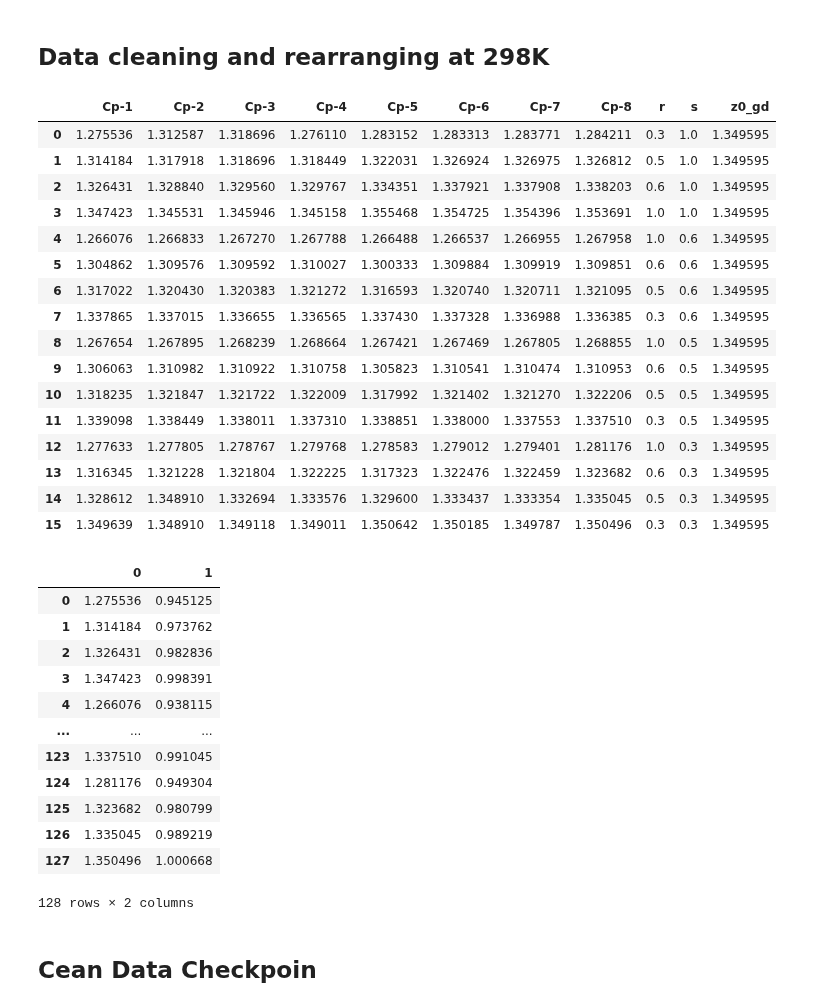
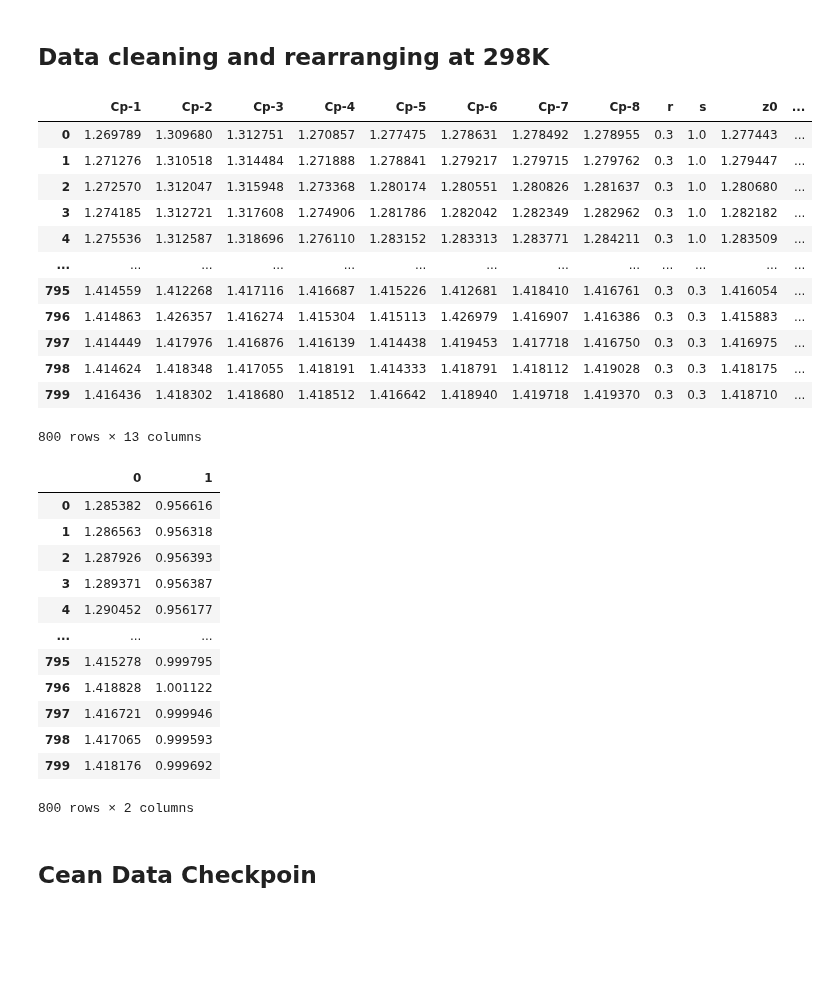
Before and after one commit to nirmalparmarphd/microDSC_error_prediction_ANN, a Jupyter notebook: data_prep.ipynb, the cells around one changed output. Cells and saved outputs as stored; diff of their text form; code cells hidden in the pictures; blank space fills up the shorter version.

```diff
--- a/data_prep.ipynb
+++ b/data_prep.ipynb
@@ -60,7 +60,7 @@ cp_data = pd.read_csv('data/all_data.csv')
 
 cp_data['Temp[K]'] = cp_data['Temp'] + 273.15
 
-cp_data = cp_data.drop(['z0l', 'zl','z0','zu','z0u', 'Temp'], axis=1)
+cp_data = cp_data.drop(['z0l', 'zl','zu','z0u', 'Temp'], axis=1)
 cp_data = cp_data.drop(columns=cp_data.columns[0], axis=1)
 cp_data
 # %% [output]
@@ -79,0 +80,3 @@ cp_data
+# %%
+cp_data['Cp_mean'] = cp_data.iloc[:,0:7].mean(axis=1)
+cp_data
@@ -82,51 +99,47 @@ cp_data
 # %%
 
 # keeping only data at room temperature 298K
 q = 298.15
 cp_data_rt1 = cp_data[cp_data['Temp[K]']<=q]
 cp_data_rt = cp_data_rt1[cp_data_rt1['Temp[K]']>=q]
 
-cp_data_rt = cp_data_rt.drop('Temp[K]', axis=1)
+cp_data_rt = cp_data.drop('Temp[K]', axis=1)
 cp_data_rt = cp_data_rt.reset_index(drop=True)
 cp_data_rt
 # %% [output]
-|  | Cp-1 | Cp-2 | Cp-3 | Cp-4 | Cp-5 | Cp-6 | Cp-7 | Cp-8 | r | s | z0_gd |
-| 0 | 1.275536 | 1.312587 | 1.318696 | 1.276110 | 1.283152 | 1.283313 | 1.283771 | 1.284211 | 0.3 | 1.0 | 1.349595 |
-| 1 | 1.314184 | 1.317918 | 1.318696 | 1.318449 | 1.322031 | 1.326924 | 1.326975 | 1.326812 | 0.5 | 1.0 | 1.349595 |
-| 2 | 1.326431 | 1.328840 | 1.329560 | 1.329767 | 1.334351 | 1.337921 | 1.337908 | 1.338203 | 0.6 | 1.0 | 1.349595 |
-| 3 | 1.347423 | 1.345531 | 1.345946 | 1.345158 | 1.355468 | 1.354725 | 1.354396 | 1.353691 | 1.0 | 1.0 | 1.349595 |
-| 4 | 1.266076 | 1.266833 | 1.267270 | 1.267788 | 1.266488 | 1.266537 | 1.266955 | 1.267958 | 1.0 | 0.6 | 1.349595 |
-| 5 | 1.304862 | 1.309576 | 1.309592 | 1.310027 | 1.300333 | 1.309884 | 1.309919 | 1.309851 | 0.6 | 0.6 | 1.349595 |
-| 6 | 1.317022 | 1.320430 | 1.320383 | 1.321272 | 1.316593 | 1.320740 | 1.320711 | 1.321095 | 0.5 | 0.6 | 1.349595 |
-| 7 | 1.337865 | 1.337015 | 1.336655 | 1.336565 | 1.337430 | 1.337328 | 1.336988 | 1.336385 | 0.3 | 0.6 | 1.349595 |
-| 8 | 1.267654 | 1.267895 | 1.268239 | 1.268664 | 1.267421 | 1.267469 | 1.267805 | 1.268855 | 1.0 | 0.5 | 1.349595 |
-| 9 | 1.306063 | 1.310982 | 1.310922 | 1.310758 | 1.305823 | 1.310541 | 1.310474 | 1.310953 | 0.6 | 0.5 | 1.349595 |
-| 10 | 1.318235 | 1.321847 | 1.321722 | 1.322009 | 1.317992 | 1.321402 | 1.321270 | 1.322206 | 0.5 | 0.5 | 1.349595 |
-| 11 | 1.339098 | 1.338449 | 1.338011 | 1.337310 | 1.338851 | 1.338000 | 1.337553 | 1.337510 | 0.3 | 0.5 | 1.349595 |
-| 12 | 1.277633 | 1.277805 | 1.278767 | 1.279768 | 1.278583 | 1.279012 | 1.279401 | 1.281176 | 1.0 | 0.3 | 1.349595 |
-| 13 | 1.316345 | 1.321228 | 1.321804 | 1.322225 | 1.317323 | 1.322476 | 1.322459 | 1.323682 | 0.6 | 0.3 | 1.349595 |
-| 14 | 1.328612 | 1.348910 | 1.332694 | 1.333576 | 1.329600 | 1.333437 | 1.333354 | 1.335045 | 0.5 | 0.3 | 1.349595 |
-| 15 | 1.349639 | 1.348910 | 1.349118 | 1.349011 | 1.350642 | 1.350185 | 1.349787 | 1.350496 | 0.3 | 0.3 | 1.349595 |
+|  | Cp-1 | Cp-2 | Cp-3 | Cp-4 | Cp-5 | Cp-6 | Cp-7 | Cp-8 | r | s | z0 | ... |
+| 0 | 1.269789 | 1.309680 | 1.312751 | 1.270857 | 1.277475 | 1.278631 | 1.278492 | 1.278955 | 0.3 | 1.0 | 1.277443 | ... |
+| 1 | 1.271276 | 1.310518 | 1.314484 | 1.271888 | 1.278841 | 1.279217 | 1.279715 | 1.279762 | 0.3 | 1.0 | 1.279447 | ... |
+| 2 | 1.272570 | 1.312047 | 1.315948 | 1.273368 | 1.280174 | 1.280551 | 1.280826 | 1.281637 | 0.3 | 1.0 | 1.280680 | ... |
+| 3 | 1.274185 | 1.312721 | 1.317608 | 1.274906 | 1.281786 | 1.282042 | 1.282349 | 1.282962 | 0.3 | 1.0 | 1.282182 | ... |
+| 4 | 1.275536 | 1.312587 | 1.318696 | 1.276110 | 1.283152 | 1.283313 | 1.283771 | 1.284211 | 0.3 | 1.0 | 1.283509 | ... |
+| ... | ... | ... | ... | ... | ... | ... | ... | ... | ... | ... | ... | ... |
+| 795 | 1.414559 | 1.412268 | 1.417116 | 1.416687 | 1.415226 | 1.412681 | 1.418410 | 1.416761 | 0.3 | 0.3 | 1.416054 | ... |
+| 796 | 1.414863 | 1.426357 | 1.416274 | 1.415304 | 1.415113 | 1.426979 | 1.416907 | 1.416386 | 0.3 | 0.3 | 1.415883 | ... |
+| 797 | 1.414449 | 1.417976 | 1.416876 | 1.416139 | 1.414438 | 1.419453 | 1.417718 | 1.416750 | 0.3 | 0.3 | 1.416975 | ... |
+| 798 | 1.414624 | 1.418348 | 1.417055 | 1.418191 | 1.414333 | 1.418791 | 1.418112 | 1.419028 | 0.3 | 0.3 | 1.418175 | ... |
+| 799 | 1.416436 | 1.418302 | 1.418680 | 1.418512 | 1.416642 | 1.418940 | 1.419718 | 1.419370 | 0.3 | 0.3 | 1.418710 | ... |
+800 rows × 13 columns
 # %%
-cp_only = cp_data_rt.iloc[:,0:8]
-cp_one_clm = pd.Series(cp_only.values.ravel('F'))
-cp_one_clm = pd.DataFrame(cp_one_clm)
-cp_st_err = (cp_one_clm / cp_data_rt.iloc[1,-1]) # selecting value from z0_gd
-cp_rt_data = pd.concat([cp_one_clm,cp_st_err], axis=1, ignore_index=True)
+#cp_only = cp_data_rt.iloc[:,0:8]
+#cp_one_clm = pd.Series(cp_only.values.ravel('F'))
+#cp_one_clm = pd.DataFrame(cp_one_clm)
+cp_st_err = (cp_data_rt['Cp_mean'] / cp_data_rt['z0_gd']) # selecting value from z0_gd
+cp_rt_data = pd.concat([cp_data_rt['Cp_mean'],cp_st_err], axis=1, ignore_index=True)
 cp_rt_data
 # %% [output]
 |  | 0 | 1 |
-| 0 | 1.275536 | 0.945125 |
-| 1 | 1.314184 | 0.973762 |
-| 2 | 1.326431 | 0.982836 |
-| 3 | 1.347423 | 0.998391 |
-| 4 | 1.266076 | 0.938115 |
+| 0 | 1.285382 | 0.956616 |
+| 1 | 1.286563 | 0.956318 |
+| 2 | 1.287926 | 0.956393 |
+| 3 | 1.289371 | 0.956387 |
+| 4 | 1.290452 | 0.956177 |
 | ... | ... | ... |
-| 123 | 1.337510 | 0.991045 |
-| 124 | 1.281176 | 0.949304 |
-| 125 | 1.323682 | 0.980799 |
-| 126 | 1.335045 | 0.989219 |
-| 127 | 1.350496 | 1.000668 |
+| 795 | 1.415278 | 0.999795 |
+| 796 | 1.418828 | 1.001122 |
+| 797 | 1.416721 | 0.999946 |
+| 798 | 1.417065 | 0.999593 |
+| 799 | 1.418176 | 0.999692 |
-128 rows × 2 columns
+800 rows × 2 columns
 # %%
 ## appending r and s columns
```
Also changed, not shown: parts of 11 cells of this notebook, 5 other files.
